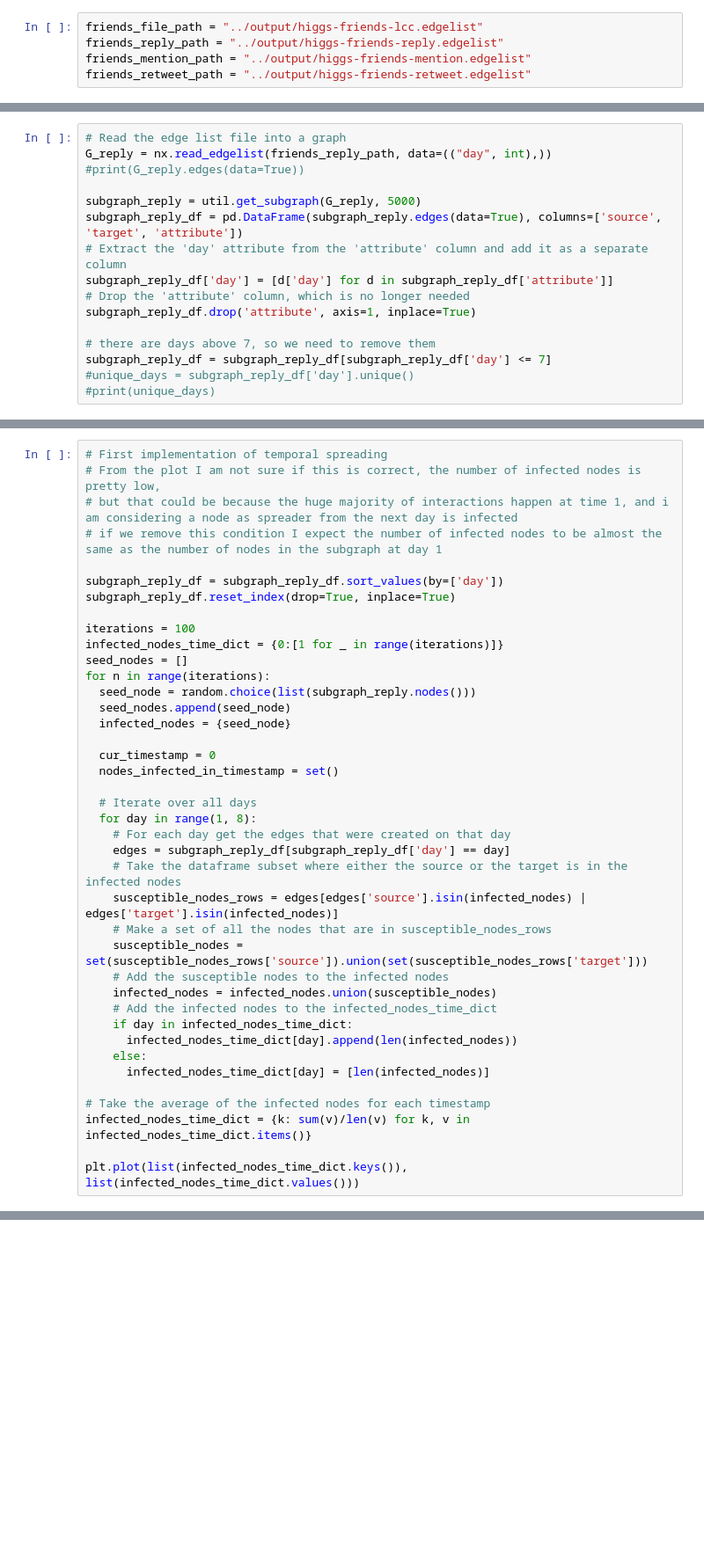
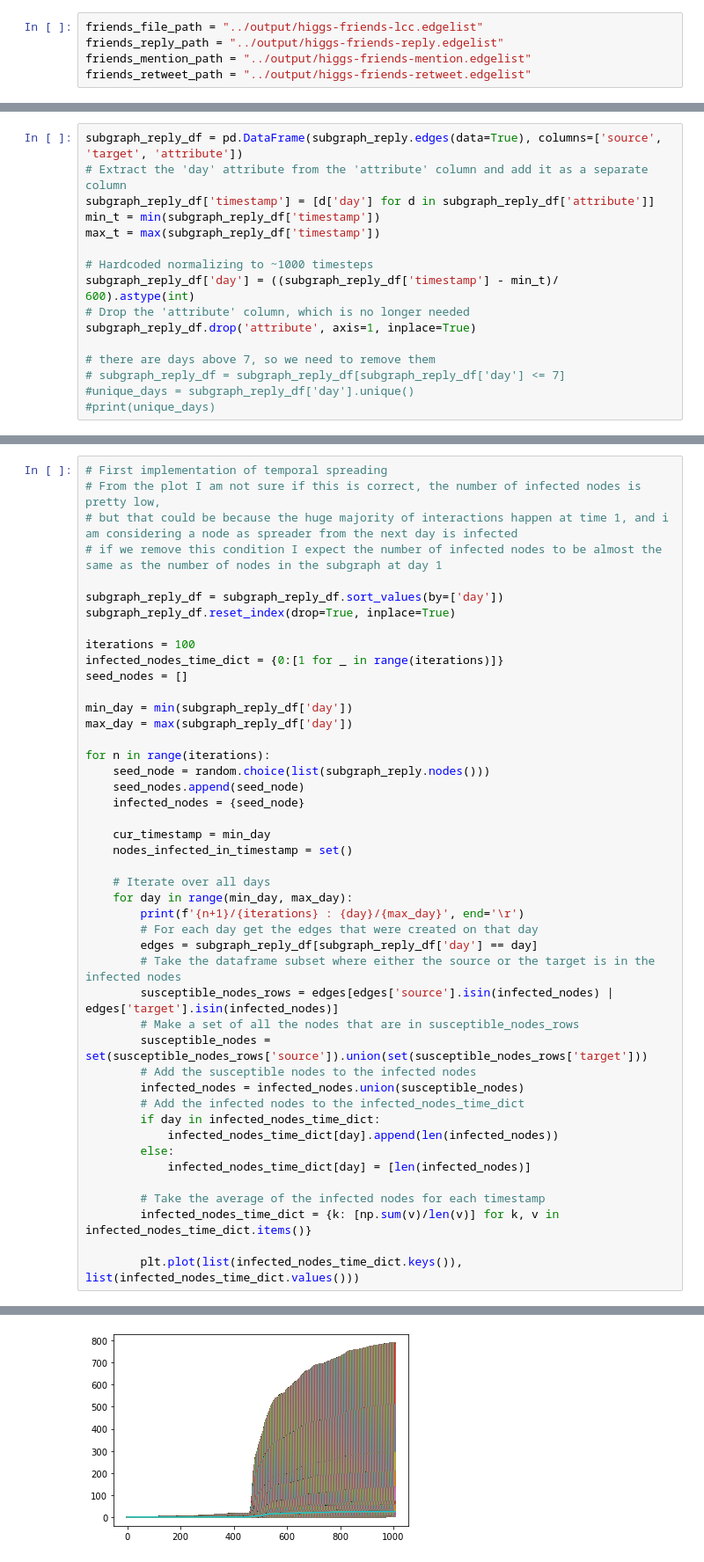
Before and after one commit to francescoopiccoli/higgs-twitter-network-science, a Jupyter notebook: src/temporal_spreading.ipynb, the cells around one changed output, grey strips where cells are left out. Shown at 88% size. Saved outputs shown, nothing was run; the diff lists cells and outputs as text; blank space fills up the shorter version.

Commit message:
add timestamps to temporal spreading

```diff
--- a/src/temporal_spreading.ipynb
+++ b/src/temporal_spreading.ipynb
@@ -16,16 +22,16 @@ friends_retweet_path = "../output/higgs-friends-retweet.edgelist"
 # %%
-# Read the edge list file into a graph
-G_reply = nx.read_edgelist(friends_reply_path, data=(("day", int),))
-#print(G_reply.edges(data=True))
-
-subgraph_reply = util.get_subgraph(G_reply, 5000)
 subgraph_reply_df = pd.DataFrame(subgraph_reply.edges(data=True), columns=['source', 'target', 'attribute'])
 # Extract the 'day' attribute from the 'attribute' column and add it as a separate column
-subgraph_reply_df['day'] = [d['day'] for d in subgraph_reply_df['attribute']]
+subgraph_reply_df['timestamp'] = [d['day'] for d in subgraph_reply_df['attribute']]
+min_t = min(subgraph_reply_df['timestamp'])
+max_t = max(subgraph_reply_df['timestamp'])
+
+# Hardcoded normalizing to ~1000 timesteps
+subgraph_reply_df['day'] = ((subgraph_reply_df['timestamp'] - min_t)/ 600).astype(int)
 # Drop the 'attribute' column, which is no longer needed
 subgraph_reply_df.drop('attribute', axis=1, inplace=True)
 
 # there are days above 7, so we need to remove them
-subgraph_reply_df = subgraph_reply_df[subgraph_reply_df['day'] <= 7]
+# subgraph_reply_df = subgraph_reply_df[subgraph_reply_df['day'] <= 7]
 #unique_days = subgraph_reply_df['day'].unique()
 #print(unique_days)
@@ -41,31 +67,37 @@ subgraph_reply_df.reset_index(drop=True, inplace=True)
 iterations = 100
 infected_nodes_time_dict = {0:[1 for _ in range(iterations)]}
 seed_nodes = []
+
+min_day = min(subgraph_reply_df['day'])
+max_day = max(subgraph_reply_df['day'])
+
 for n in range(iterations):
-  seed_node = random.choice(list(subgraph_reply.nodes()))
-  seed_nodes.append(seed_node)
-  infected_nodes = {seed_node}
+    seed_node = random.choice(list(subgraph_reply.nodes()))
+    seed_nodes.append(seed_node)
+    infected_nodes = {seed_node}
 
-  cur_timestamp = 0
-  nodes_infected_in_timestamp = set()
+    cur_timestamp = min_day
+    nodes_infected_in_timestamp = set()
 
-  # Iterate over all days
-  for day in range(1, 8):
-    # For each day get the edges that were created on that day
-    edges = subgraph_reply_df[subgraph_reply_df['day'] == day]
-    # Take the dataframe subset where either the source or the target is in the infected nodes
-    susceptible_nodes_rows = edges[edges['source'].isin(infected_nodes) | edges['target'].isin(infected_nodes)]
-    # Make a set of all the nodes that are in susceptible_nodes_rows
-    susceptible_nodes = set(susceptible_nodes_rows['source']).union(set(susceptible_nodes_rows['target']))
-    # Add the susceptible nodes to the infected nodes
-    infected_nodes = infected_nodes.union(susceptible_nodes)
-    # Add the infected nodes to the infected_nodes_time_dict
-    if day in infected_nodes_time_dict:
-      infected_nodes_time_dict[day].append(len(infected_nodes))
-    else:
-      infected_nodes_time_dict[day] = [len(infected_nodes)]
+    # Iterate over all days
+    for day in range(min_day, max_day):
+        print(f'{n+1}/{iterations} : {day}/{max_day}', end='\r')
+        # For each day get the edges that were created on that day
+        edges = subgraph_reply_df[subgraph_reply_df['day'] == day]
+        # Take the dataframe subset where either the source or the target is in the infected nodes
+        susceptible_nodes_rows = edges[edges['source'].isin(infected_nodes) | edges['target'].isin(infected_nodes)]
+        # Make a set of all the nodes that are in susceptible_nodes_rows
+        susceptible_nodes = set(susceptible_nodes_rows['source']).union(set(susceptible_nodes_rows['target']))
+        # Add the susceptible nodes to the infected nodes
+        infected_nodes = infected_nodes.union(susceptible_nodes)
+        # Add the infected nodes to the infected_nodes_time_dict
+        if day in infected_nodes_time_dict:
+            infected_nodes_time_dict[day].append(len(infected_nodes))
+        else:
+            infected_nodes_time_dict[day] = [len(infected_nodes)]
 
-# Take the average of the infected nodes for each timestamp
-infected_nodes_time_dict = {k: sum(v)/len(v) for k, v in infected_nodes_time_dict.items()}
+        # Take the average of the infected nodes for each timestamp
+        infected_nodes_time_dict = {k: [np.sum(v)/len(v)] for k, v in infected_nodes_time_dict.items()}
 
-plt.plot(list(infected_nodes_time_dict.keys()), list(infected_nodes_time_dict.values()))
+        plt.plot(list(infected_nodes_time_dict.keys()), list(infected_nodes_time_dict.values()))
+# %% [output]
@@ -71,0 +105 @@ plt.plot(list(infected_nodes_time_dict.keys()), list(infected_nodes_time_dict.va
+[figure, added]
```
Also changed, not shown: parts of 5 cells of this notebook, 2 other files.
